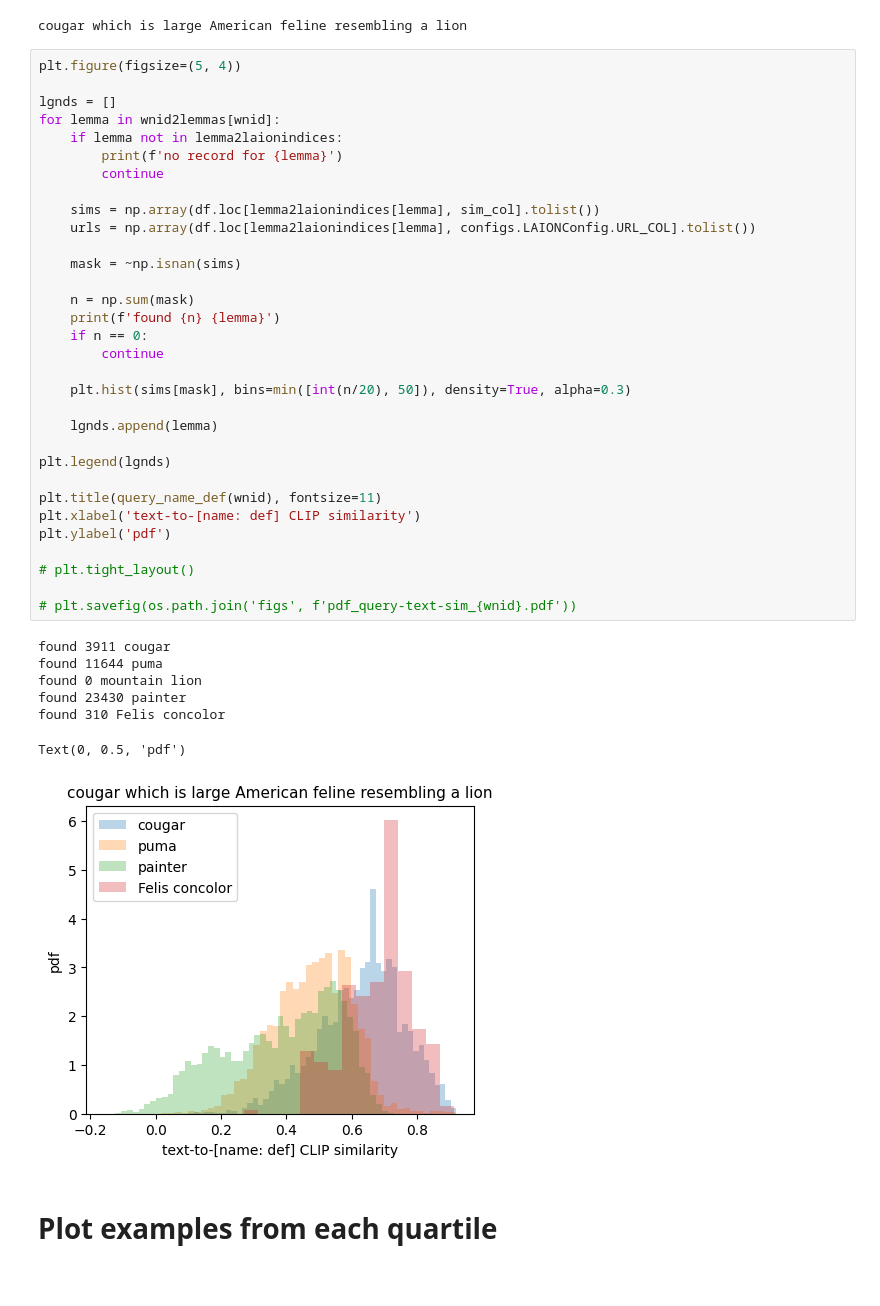
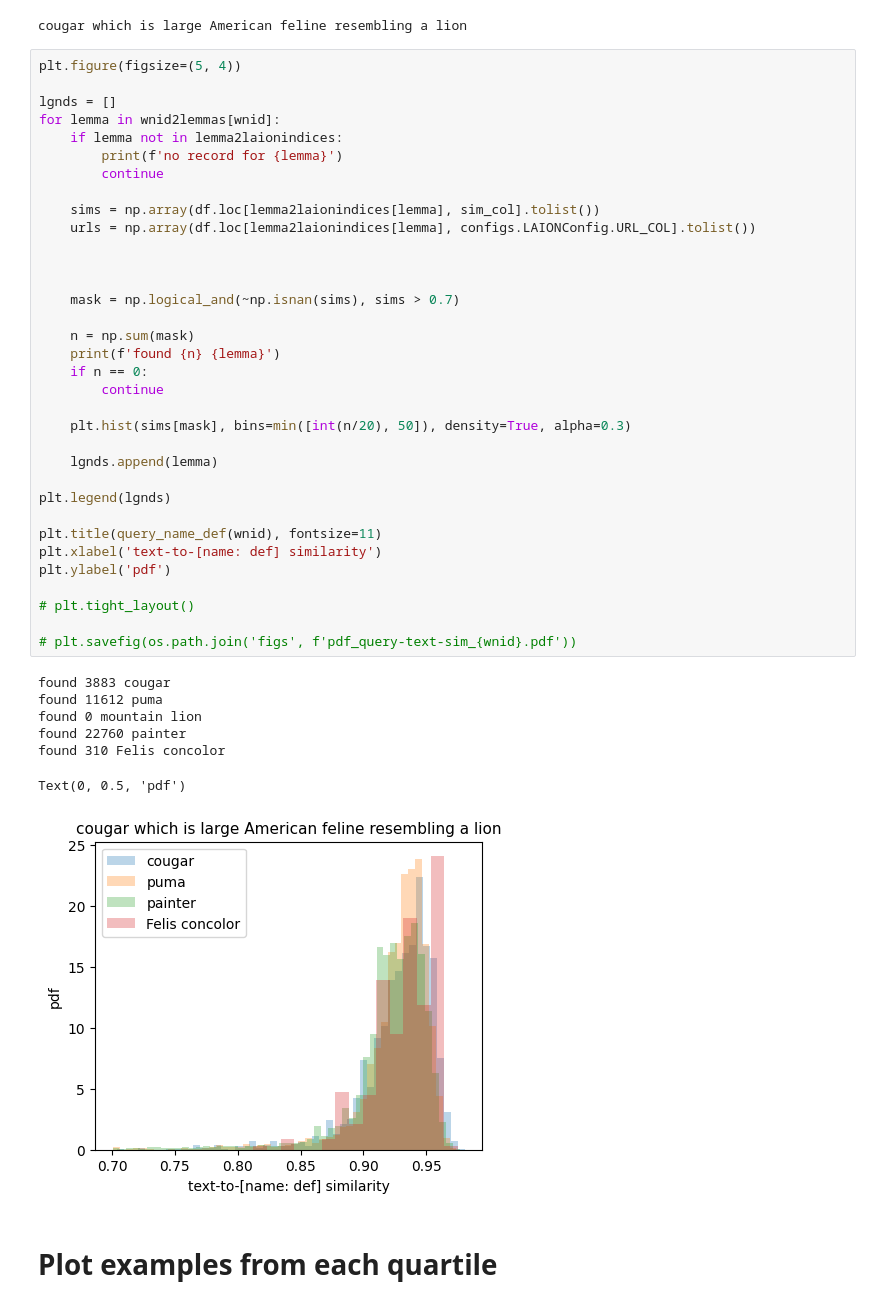
Before and after one commit to alishiraliGit/eval-on-laion, a Jupyter notebook: notebooks/choose_text_query_similarity_threshold.ipynb, the cells around one changed output. Cells and saved outputs as stored; diff of their text form.

```diff
--- a/notebooks/choose_text_query_similarity_threshold.ipynb
+++ b/notebooks/choose_text_query_similarity_threshold.ipynb
@@ -121,39 +121,41 @@ lgnds = []
 for lemma in wnid2lemmas[wnid]:
     if lemma not in lemma2laionindices:
         print(f'no record for {lemma}')
         continue
 
     sims = np.array(df.loc[lemma2laionindices[lemma], sim_col].tolist())
     urls = np.array(df.loc[lemma2laionindices[lemma], configs.LAIONConfig.URL_COL].tolist())
 
-    mask = ~np.isnan(sims)
+
+
+    mask = np.logical_and(~np.isnan(sims), sims > 0.7)
 
     n = np.sum(mask)
     print(f'found {n} {lemma}')
     if n == 0:
         continue
 
     plt.hist(sims[mask], bins=min([int(n/20), 50]), density=True, alpha=0.3)
 
     lgnds.append(lemma)
 
 plt.legend(lgnds)
 
 plt.title(query_name_def(wnid), fontsize=11)
-plt.xlabel('text-to-[name: def] CLIP similarity')
+plt.xlabel('text-to-[name: def] similarity')
 plt.ylabel('pdf')
 
 # plt.tight_layout()
 
 # plt.savefig(os.path.join('figs', f'pdf_query-text-sim_{wnid}.pdf'))
 # %% [output]
-found 3911 cougar
-found 11644 puma
+found 3883 cougar
+found 11612 puma
 found 0 mountain lion
-found 23430 painter
+found 22760 painter
 found 310 Felis concolor
 Text(0, 0.5, 'pdf')
-[figure, old version]
+[figure, new version]
 # %% [markdown]
 # Plot examples from each quartile
 # %%
```
Also changed, not shown: parts of 6 cells of this notebook, 1 other file.
